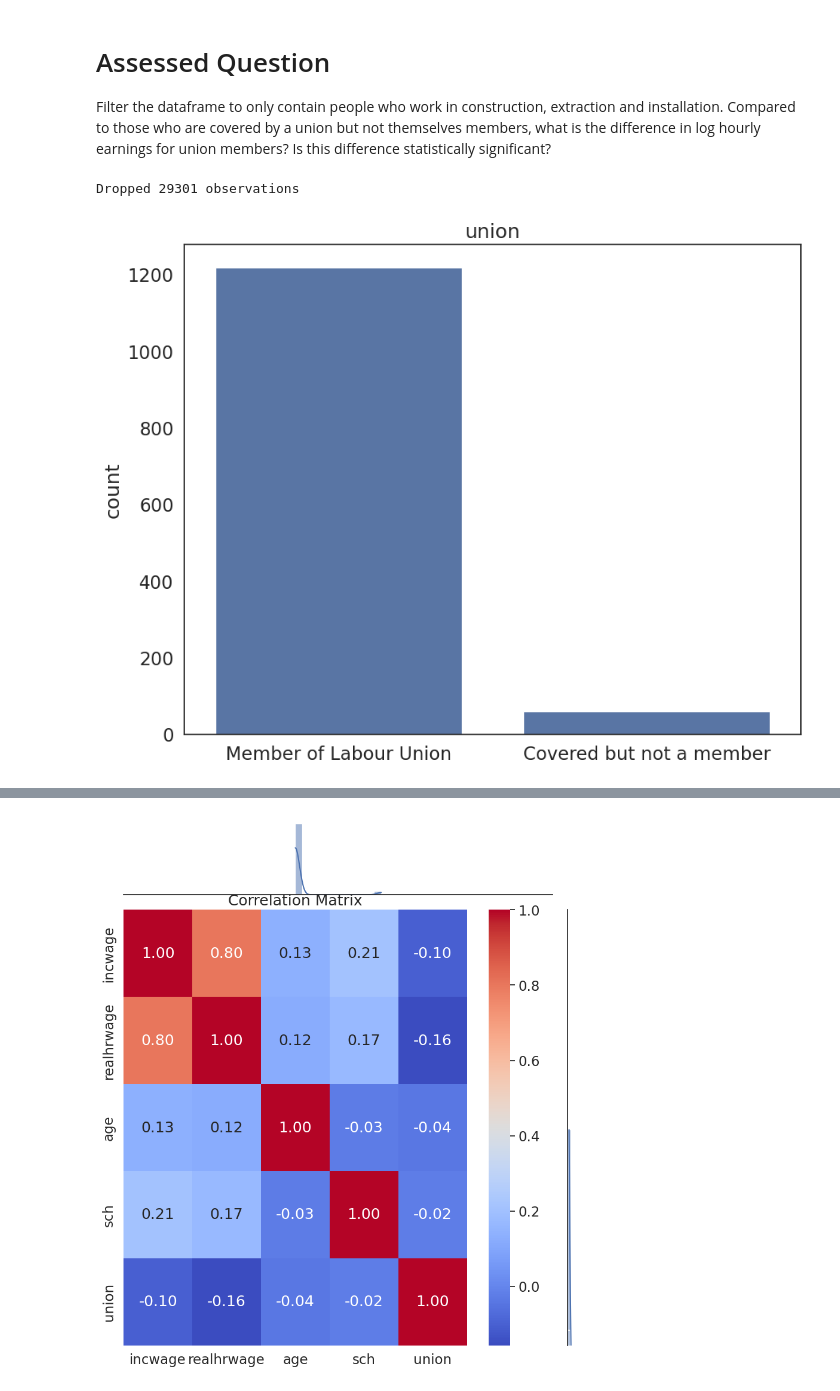
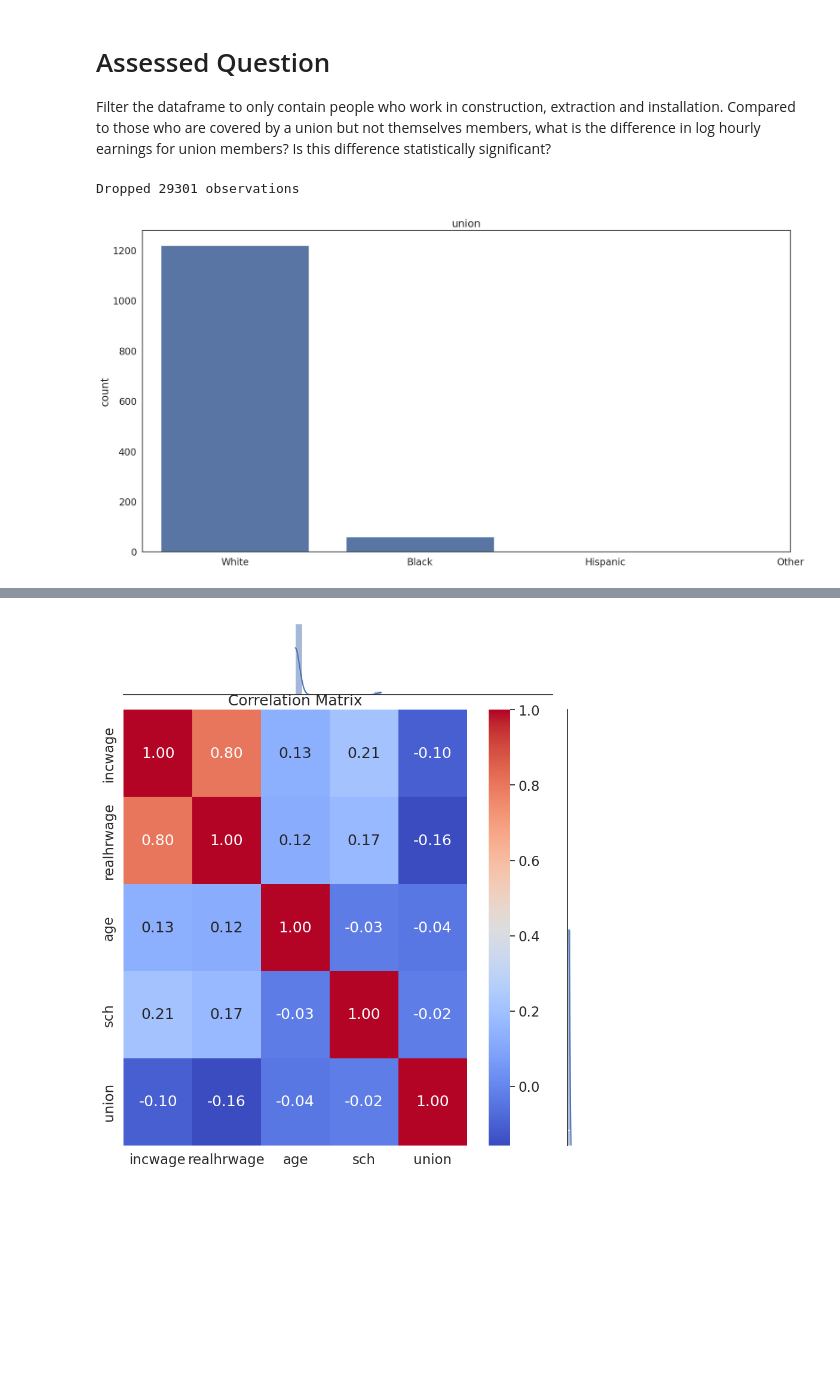
Before and after one commit to defneyucesir/QM-2, a Jupyter notebook: notebooks/W07. Linear Regression.ipynb, the cells around one changed output, grey strips where cells are left out. Cells and saved outputs as stored; diff of their text form; code cells hidden in the pictures; blank space fills up the shorter version.

```diff
--- a/notebooks/W07. Linear Regression.ipynb
+++ b/notebooks/W07. Linear Regression.ipynb
@@ -573,34 +573,8 @@ For every additional year of schooling, log wages increase by 10.04%
 
 Filter the dataframe to only contain people who work in construction, extraction and installation. Compared to those who are covered by a union but not themselves members, what is the difference in log hourly earnings for union members? Is this difference statistically significant?
 # %%
-#This tells python to draw the graphs "inline" - in the notebook
-%matplotlib inline
-import matplotlib.pyplot as plt
-import statsmodels.api as sm
-from math import sqrt
-from numpy.random import seed
-from numpy.random import randn
-from numpy import mean
-from scipy.stats import sem
-import statistics
-import seaborn as sns
-from IPython.display import display, Math, Latex, display_latex
-import plotly.express as px
-import pylab
-import pandas as pd
-import numpy as np
-
-# make the plots (graphs) a little wider by default
-pylab.rcParams['figure.figsize'] = (10., 8.)
-sns.set(font_scale=1.5)
-sns.set_style("white")
-
-df=pd.read_csv('https://storage.googleapis.com/qm2/wk7/cps.csv')
-df.head()
 
 reg_df=df[df['occupation'] == "Consruction, Extraction, Installation"].drop(['occupation'],axis=1) # filter the whole dataset to Consruction, Extraction, Installation and drop occupation column
-
-reg_df[['race','sex','year','ind','state']]=reg_df[['race','sex','year','ind','state']].astype('category') # convert these columns to categorical
 
 filtered_df = reg_df[reg_df['union'].isin([2, 3])]
 filtered_df.head()
@@ -626,11 +600,12 @@ filtered_df=filter_outliers(reg_df['realhrwage']) # filter outliers from realhrw
 summary=filtered_df.describe().round(2).T
 summary[['count','mean','std','min','max']]
 
-sns.countplot(data=filtered_df, x='union') # plot the union variable
+
+sns.countplot(data=filtered_df, x='union')
 
 plt.title('union') # add a title
 plt.xlabel('') # remove the x axis label
-plt.xticks(ticks=[0,1],labels=['Member of Labour Union', 'Covered but not a member']) # replace the x axis labels with more descriptive labels
+plt.xticks(ticks=[0,1,2,3],labels=['White', 'Black','Hispanic','Other'])
 plt.show() # show the plot
 
 sns.jointplot(data=filtered_df, # plot a scatterplot with a regression line and two histograms
@@ -652,23 +627,13 @@ sns.heatmap(filtered_df[['incwage','realhrwage','age','sch','union']].corr(), #
 plt.title('Correlation Matrix') # add a title
 
 # calculating VIF
-# This function is amended from: https://stackoverflow.com/a/51329496/4667568
 
 from statsmodels.stats.outliers_influence import variance_inflation_factor
 from statsmodels.tools.tools import add_constant
 
 def drop_column_using_vif_(filtered_df, list_var_not_to_remove=None, thresh=5):
-    '''
-    Calculates VIF each feature in a pandas dataframe, and repeatedly drop the columns with the highest VIF
-    A constant must be added to variance_inflation_factor or the results will be incorrect
-
-    :param df: the pandas dataframe containing only the predictor features, not the response variable
-    :param list_var_not_to_remove: the list of variables that should not be removed even though it has a high VIF. For example, dummy (or indicator) variables represent a categorical variable with three or more categories.
-    :param thresh: the max VIF value before the feature is removed from the dataframe
-    :return: dataframe with multicollinear features removed
-    '''
     while True:
-        # adding a constatnt item to the data
+        # adding a constant item to the data
         df_with_const = add_constant(filtered_df)
 
         vif_df = pd.Series([variance_inflation_factor(df_with_const.values, i)
@@ -696,39 +661,39 @@ def drop_column_using_vif_(filtered_df, list_var_not_to_remove=None, thresh=5):
 
     return filtered_df
 
-    ind_vars=['sex','age','sch', 'union','race']
+    ind_vars=['Member of labour union','Covered but not member']
 
     vif = drop_column_using_vif_(filtered_df[ind_vars], thresh=5)
     print("The columns remaining after VIF selection are:")
     print(vif.columns)
 
 from statsmodels.formula.api import ols
 from statsmodels.iolib.summary2 import summary_col
 
 #model= ols('realhrwage ~  union', data=filtered_df).fit() # fit the model
 model = ols('realhrwage ~  sch + age + C(union)', data=filtered_df).fit()
 #print(model.summary()) # print the summary
 print(model.summary())
 
 model = ols('realhrwage ~  union', data=filtered_df).fit()  # fit a model
 residuals = model.resid # get the residuals
 
 # make the figure wider
 plt.rcParams["figure.figsize"] = [20, 10]
 
 f, axes = plt.subplots(1, 2)
 sns.histplot(residuals, kde=True, ax=axes[0]) # plot the residuals
 axes[0].set_title('Histogram of Residuals') # add a title
 
 sm.qqplot(residuals, line='45', fit=True,  ax=axes[1]) # plot the residuals
 axes[1].set_title('Q-Q Plot') # add a title
 
 plt.show() # show the plot
 
-# The difference is statistically significant at 5% significance level
+# The difference is statistically significant at 5% significance level, on average
 # %% [output]
 Dropped 29301 observations
-[figure, old version]
+[figure, new version]
                             OLS Regression Results
 ==============================================================================
 Dep. Variable:             realhrwage   R-squared:                       0.066
```
Also changed, not shown: parts of 11 cells of this notebook.
